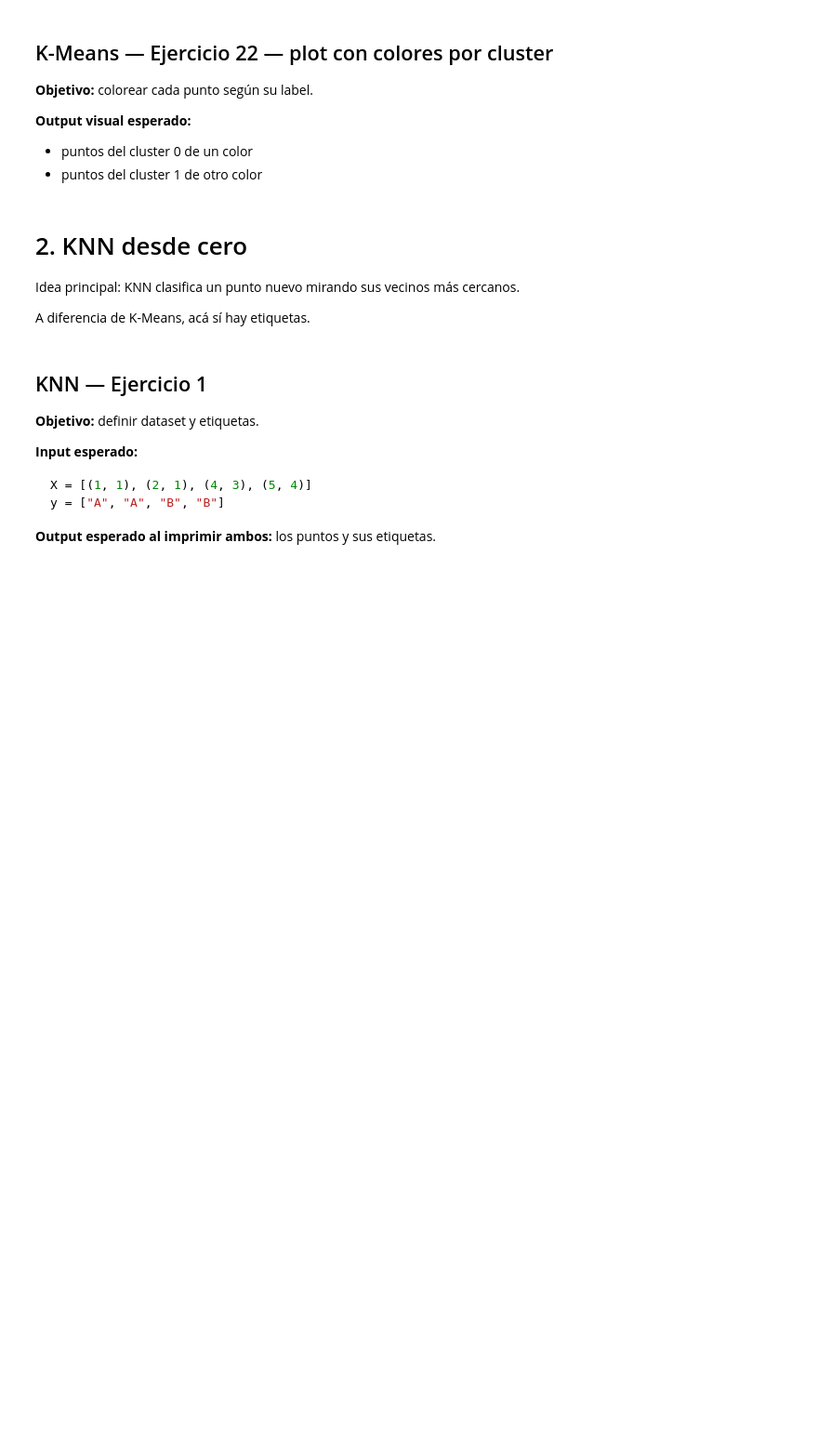
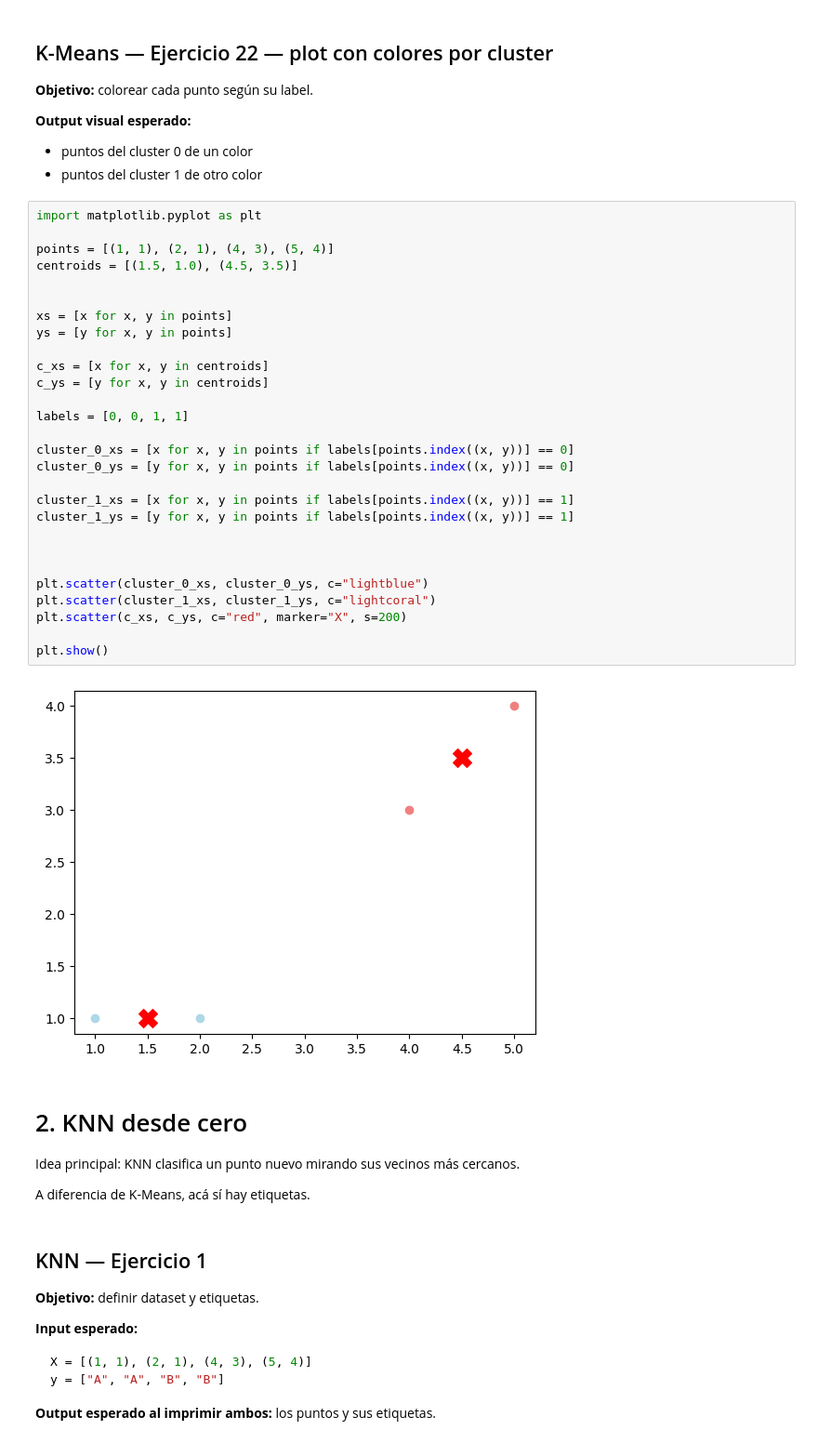
Before and after one commit to tadeogavensky/pr3-machine-learning, a Jupyter notebook: guia_ejercicios_ml_manual_sklearn_plotting.ipynb, the cells around one changed output. Shown at 93% size. Cells and saved outputs as stored; diff of their text form; blank space fills up the shorter version.

```diff
--- a/guia_ejercicios_ml_manual_sklearn_plotting.ipynb
+++ b/guia_ejercicios_ml_manual_sklearn_plotting.ipynb
@@ -544,6 +706,36 @@ Por ahora podés usar listas separadas para `xs` e `ys`, sin numpy.
 
 - puntos del cluster 0 de un color
 - puntos del cluster 1 de otro color
+# %%
+import matplotlib.pyplot as plt
+
+points = [(1, 1), (2, 1), (4, 3), (5, 4)]
+centroids = [(1.5, 1.0), (4.5, 3.5)]
+
+
+xs = [x for x, y in points]
+ys = [y for x, y in points]
+
+c_xs = [x for x, y in centroids]
+c_ys = [y for x, y in centroids]
+
+labels = [0, 0, 1, 1]
+
+cluster_0_xs = [x for x, y in points if labels[points.index((x, y))] == 0]
+cluster_0_ys = [y for x, y in points if labels[points.index((x, y))] == 0]
+
+cluster_1_xs = [x for x, y in points if labels[points.index((x, y))] == 1]
+cluster_1_ys = [y for x, y in points if labels[points.index((x, y))] == 1]
+
+
+
+plt.scatter(cluster_0_xs, cluster_0_ys, c="lightblue")
+plt.scatter(cluster_1_xs, cluster_1_ys, c="lightcoral")
+plt.scatter(c_xs, c_ys, c="red", marker="X", s=200)
+
+plt.show()
+# %% [output]
+[figure, added]
 # %% [markdown]
 # 2. KNN desde cero
 
```
Also changed, not shown: parts of 23 cells of this notebook.
